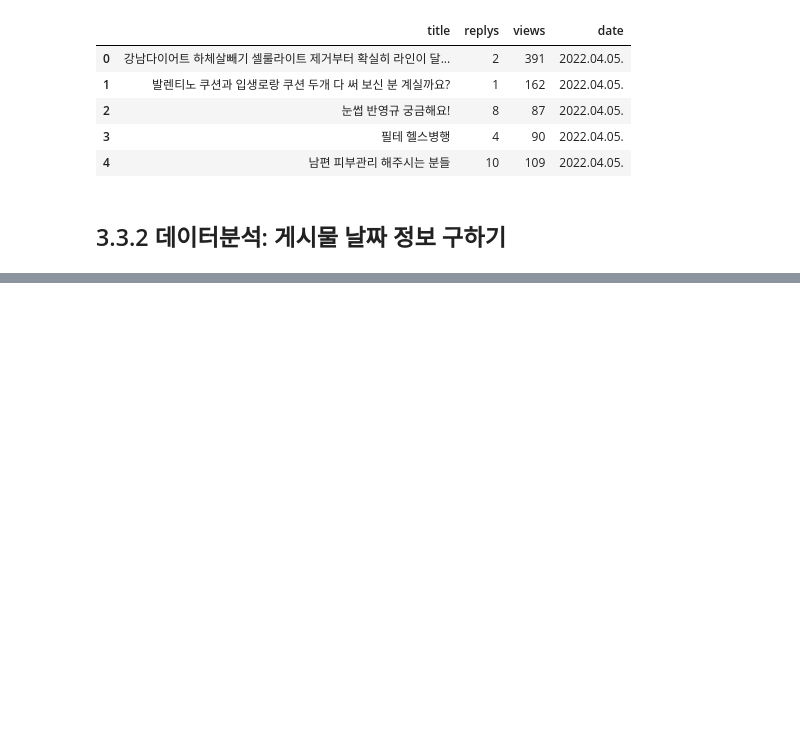
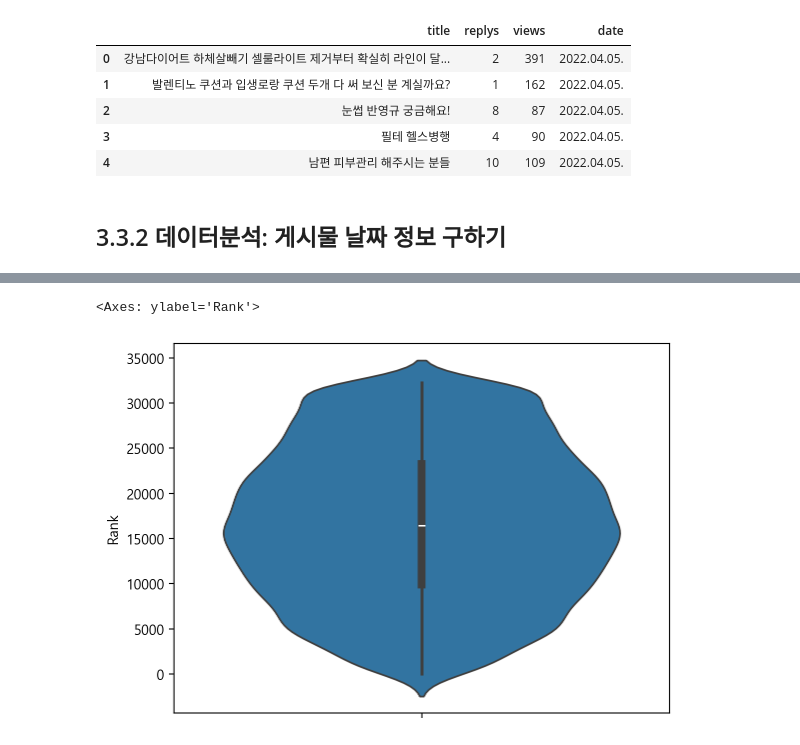
Before and after one commit to semin-pk/DataAnalysisPython, a Jupyter notebook: 3장/chapter03-2.ipynb, the cells around one changed output, grey strips where cells are left out. Cells and saved outputs as stored; diff of their text form; code cells hidden in the pictures; blank space fills up the shorter version.

```diff
--- a/3장/chapter03-2.ipynb
+++ b/3장/chapter03-2.ipynb
@@ -66,0 +145,3 @@ date_sample =
+# %%
+df['reply_rank'] = df['replys'].rank(ascending=False)
+df.sort_values(by='reply_rank', ascending=True)
@@ -66,0 +162,18 @@ date_sample =
+# %%
+def calc_View(count):
+    """입력된 조회 수에 저장된 값을 숫자로 변환한다"""
+    if '만' in count:
+        cnt = float(count.replace("만", ''))* 10000
+        return cnt
+
+    elif "," in count:
+        cnt = float(count.replace(',',''))
+        return cnt
+    else:
+        cnt = float(count)
+        return cnt
+
+df['views'] = df['views'].astype('str')
+df['views'] = df['views'].apply(lambda x:calc_View(x))
+
+df.head(3)
@@ -66,0 +185,3 @@ date_sample =
+# %%
+df['view_rank'] = df['views'].rank(ascending=False)
+df.sort_values(by='view_rank', ascending=True)
@@ -66,0 +202,4 @@ date_sample =
+# %%
+df["Rank"] = df['reply_rank'] + df['view_rank']
+df.drop_duplicates(inplace = True)
+df.sort_values(by='Rank', ascending=True)[:10]
@@ -66,0 +246,5 @@ date_sample =
+# %%
+sns.violinplot(data=df, y='Rank')
+# %% [output]
+<Axes: ylabel='Rank'>
+[figure, added]
```
Also changed, not shown: parts of 39 cells of this notebook.
